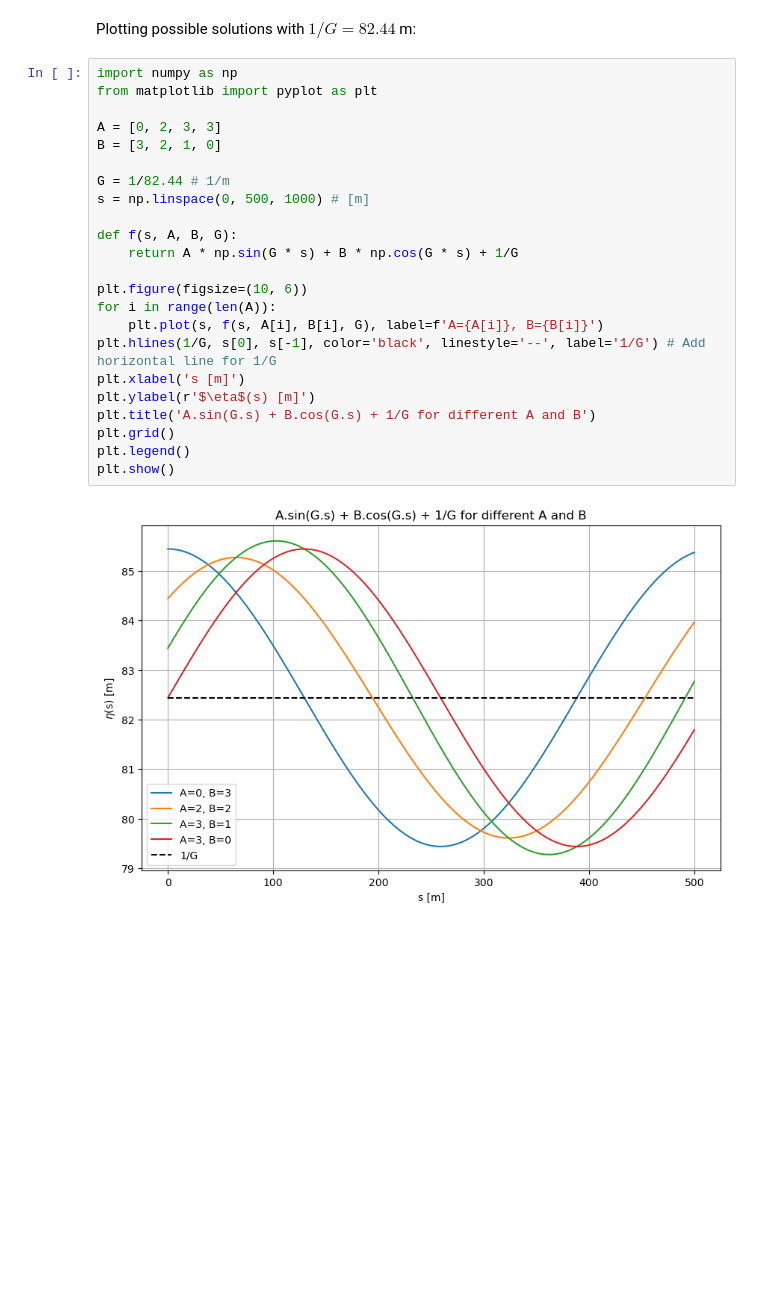
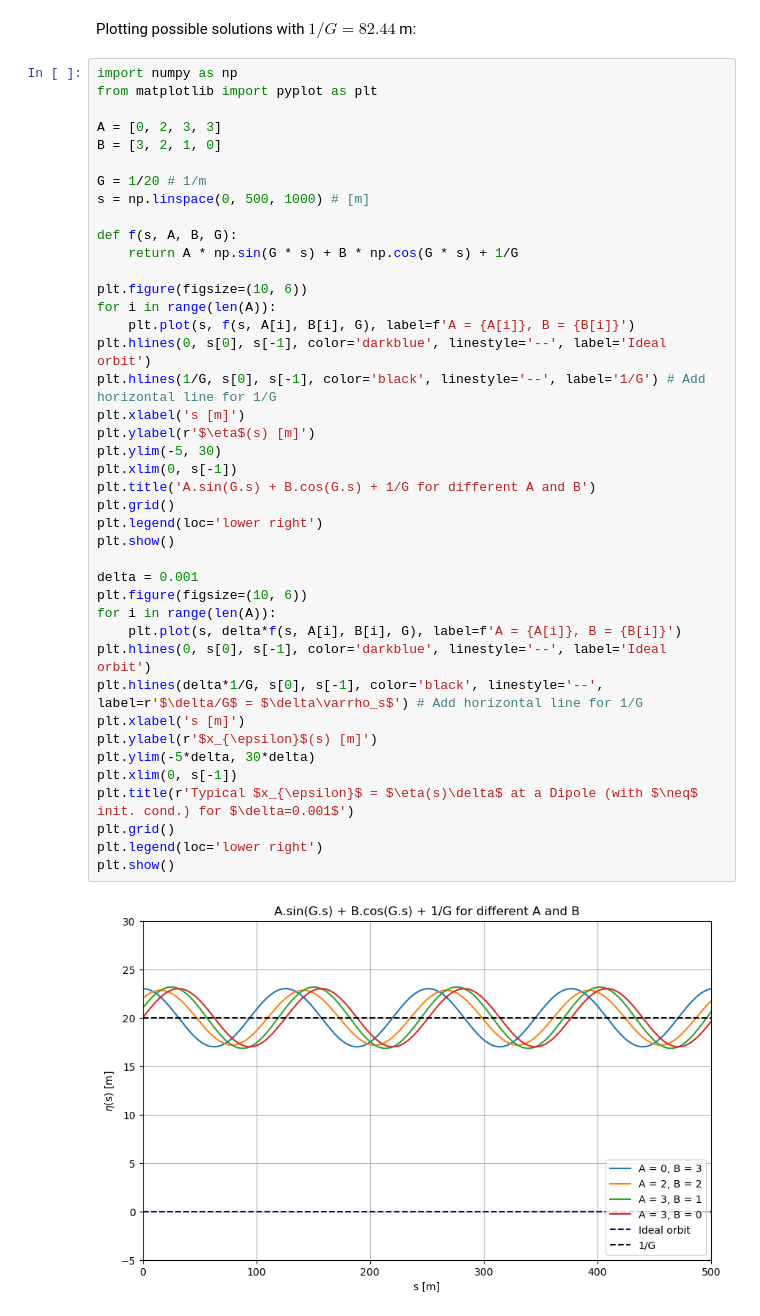
Before and after one commit to HenriqueWS11/fac-henrique, a Jupyter notebook: coding/initial_explorations/energy_oscillations.ipynb, the cells around one changed output. Saved outputs shown, nothing was run; the diff lists cells and outputs as text; blank space fills up the shorter version.

```diff
--- a/coding/initial_explorations/energy_oscillations.ipynb
+++ b/coding/initial_explorations/energy_oscillations.ipynb
@@ -68,25 +68,43 @@ Plotting possible solutions with $1/G = 82.44$ m:
 # %%
 import numpy as np
 from matplotlib import pyplot as plt
 
 A = [0, 2, 3, 3]
 B = [3, 2, 1, 0]
 
-G = 1/82.44 # 1/m
+G = 1/20 # 1/m
 s = np.linspace(0, 500, 1000) # [m]
 
 def f(s, A, B, G):
     return A * np.sin(G * s) + B * np.cos(G * s) + 1/G
 
 plt.figure(figsize=(10, 6))
 for i in range(len(A)):
-    plt.plot(s, f(s, A[i], B[i], G), label=f'A={A[i]}, B={B[i]}')
+    plt.plot(s, f(s, A[i], B[i], G), label=f'A = {A[i]}, B = {B[i]}')
+plt.hlines(0, s[0], s[-1], color='darkblue', linestyle='--', label='Ideal orbit')
 plt.hlines(1/G, s[0], s[-1], color='black', linestyle='--', label='1/G') # Add horizontal line for 1/G
 plt.xlabel('s [m]')
 plt.ylabel(r'$\eta$(s) [m]')
+plt.ylim(-5, 30)
+plt.xlim(0, s[-1])
 plt.title('A.sin(G.s) + B.cos(G.s) + 1/G for different A and B')
 plt.grid()
-plt.legend()
+plt.legend(loc='lower right')
 plt.show()
+
+delta = 0.001
+plt.figure(figsize=(10, 6))
+for i in range(len(A)):
+    plt.plot(s, delta*f(s, A[i], B[i], G), label=f'A = {A[i]}, B = {B[i]}')
+plt.hlines(0, s[0], s[-1], color='darkblue', linestyle='--', label='Ideal orbit')
+plt.hlines(delta*1/G, s[0], s[-1], color='black', linestyle='--', label=r'$\delta/G$ = $\delta\varrho_s$') # Add horizontal line for 1/G
+plt.xlabel('s [m]')
+plt.ylabel(r'$x_{\epsilon}$(s) [m]')
+plt.ylim(-5*delta, 30*delta)
+plt.xlim(0, s[-1])
+plt.title(r'Typical $x_{\epsilon}$ = $\eta(s)\delta$ at a Dipole (with $\neq$ init. cond.) for $\delta=0.001$')
+plt.grid()
+plt.legend(loc='lower right')
+plt.show()
 # %% [output]
-[figure, old version]
+[figure, new version]
```
Also changed, not shown: parts of 1 cell of this notebook, 14 other files.
